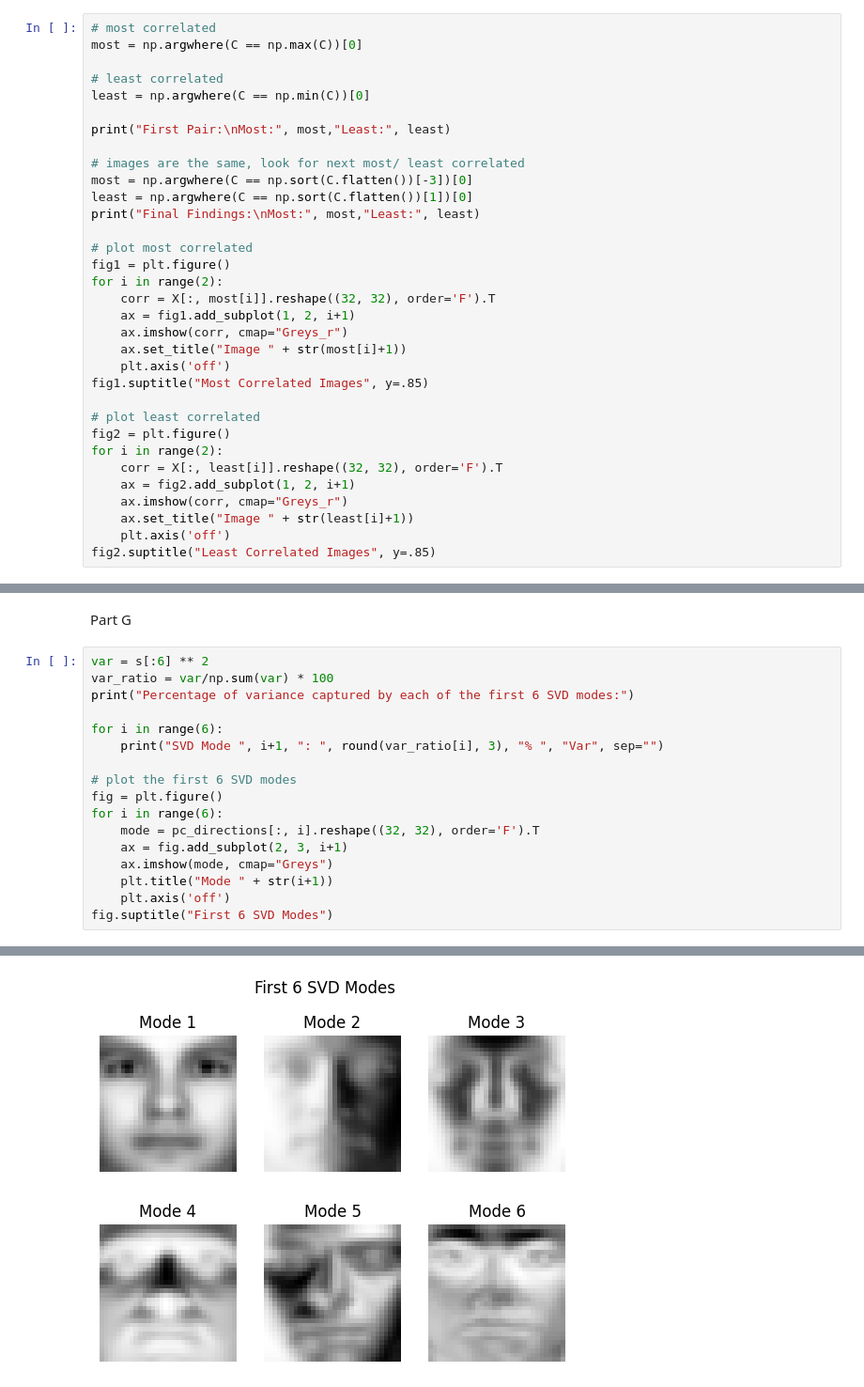
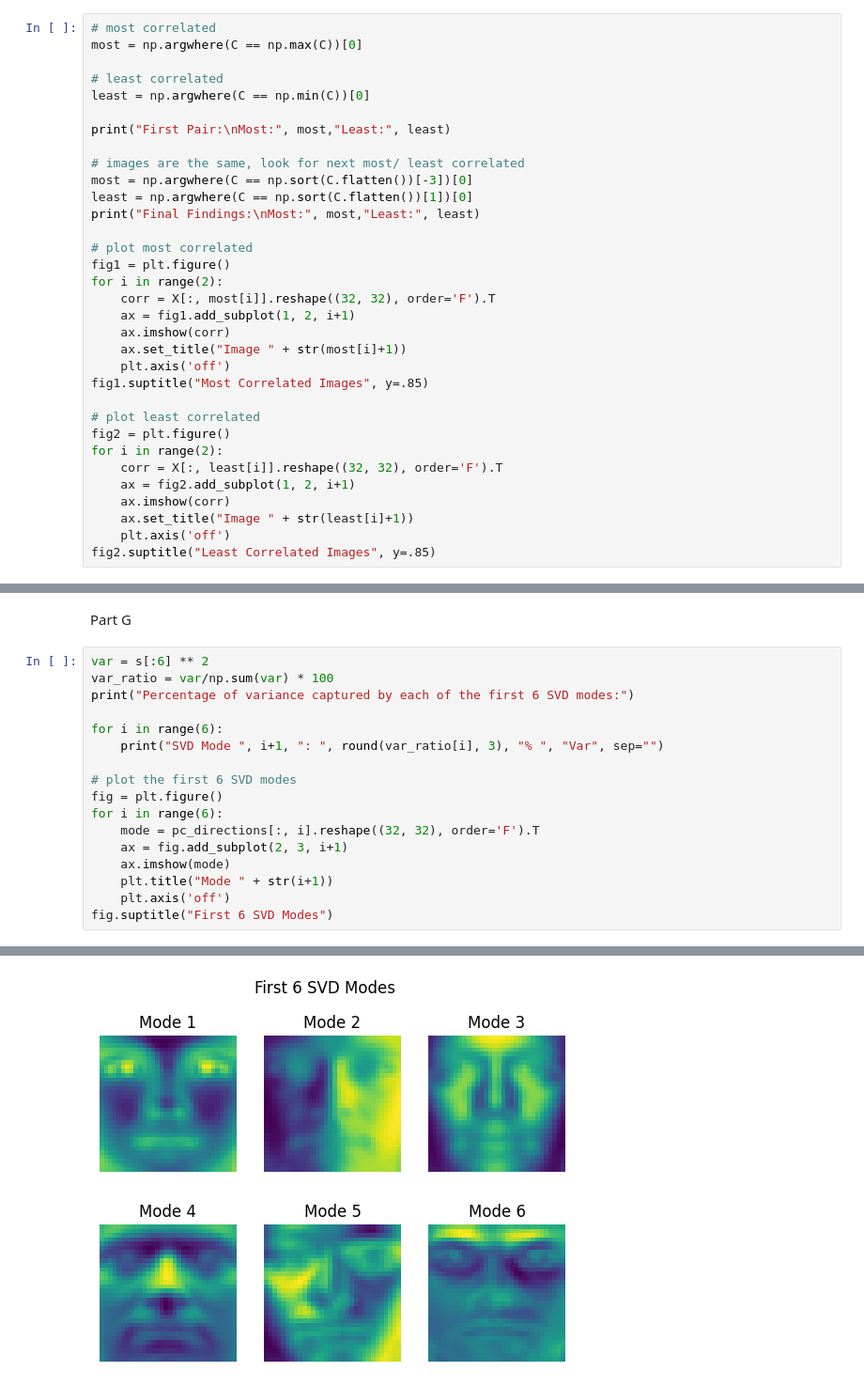
Before and after one commit to zimartin/EE-399-HW-2, a Jupyter notebook: EE 399 HW 2.ipynb, the cells around one changed output, grey strips where cells are left out. Shown at 94% size. Cells and saved outputs as stored; diff of their text form.

```diff
--- a/EE 399 HW 2.ipynb
+++ b/EE 399 HW 2.ipynb
@@ -53,7 +53,7 @@ fig1 = plt.figure()
 for i in range(2):
     corr = X[:, most[i]].reshape((32, 32), order='F').T
     ax = fig1.add_subplot(1, 2, i+1)
-    ax.imshow(corr, cmap="Greys_r")
+    ax.imshow(corr)
     ax.set_title("Image " + str(most[i]+1))
     plt.axis('off')
 fig1.suptitle("Most Correlated Images", y=.85)
@@ -63,7 +63,7 @@ fig2 = plt.figure()
 for i in range(2):
     corr = X[:, least[i]].reshape((32, 32), order='F').T
     ax = fig2.add_subplot(1, 2, i+1)
-    ax.imshow(corr, cmap="Greys_r")
+    ax.imshow(corr)
     ax.set_title("Image " + str(least[i]+1))
     plt.axis('off')
 fig2.suptitle("Least Correlated Images", y=.85)
@@ -170,27 +186,27 @@ Part G
 # %%
 var = s[:6] ** 2
 var_ratio = var/np.sum(var) * 100
 print("Percentage of variance captured by each of the first 6 SVD modes:")
 
 for i in range(6):
     print("SVD Mode ", i+1, ": ", round(var_ratio[i], 3), "% ", "Var", sep="")
 
 # plot the first 6 SVD modes
 fig = plt.figure()
 for i in range(6):
     mode = pc_directions[:, i].reshape((32, 32), order='F').T
     ax = fig.add_subplot(2, 3, i+1)
-    ax.imshow(mode, cmap="Greys")
+    ax.imshow(mode)
     plt.title("Mode " + str(i+1))
     plt.axis('off')
 fig.suptitle("First 6 SVD Modes")
 # %% [output]
 Percentage of variance captured by each of the first 6 SVD modes:
 SVD Mode 1: 77.677% Var
 SVD Mode 2: 16.277% Var
 SVD Mode 3: 2.734% Var
 SVD Mode 4: 2.0% Var
 SVD Mode 5: 0.681% Var
 SVD Mode 6: 0.631% Var
 Text(0.5, 0.98, 'First 6 SVD Modes')
-[figure, old version]
+[figure, new version]
```
Also changed, not shown: parts of 3 cells of this notebook.
